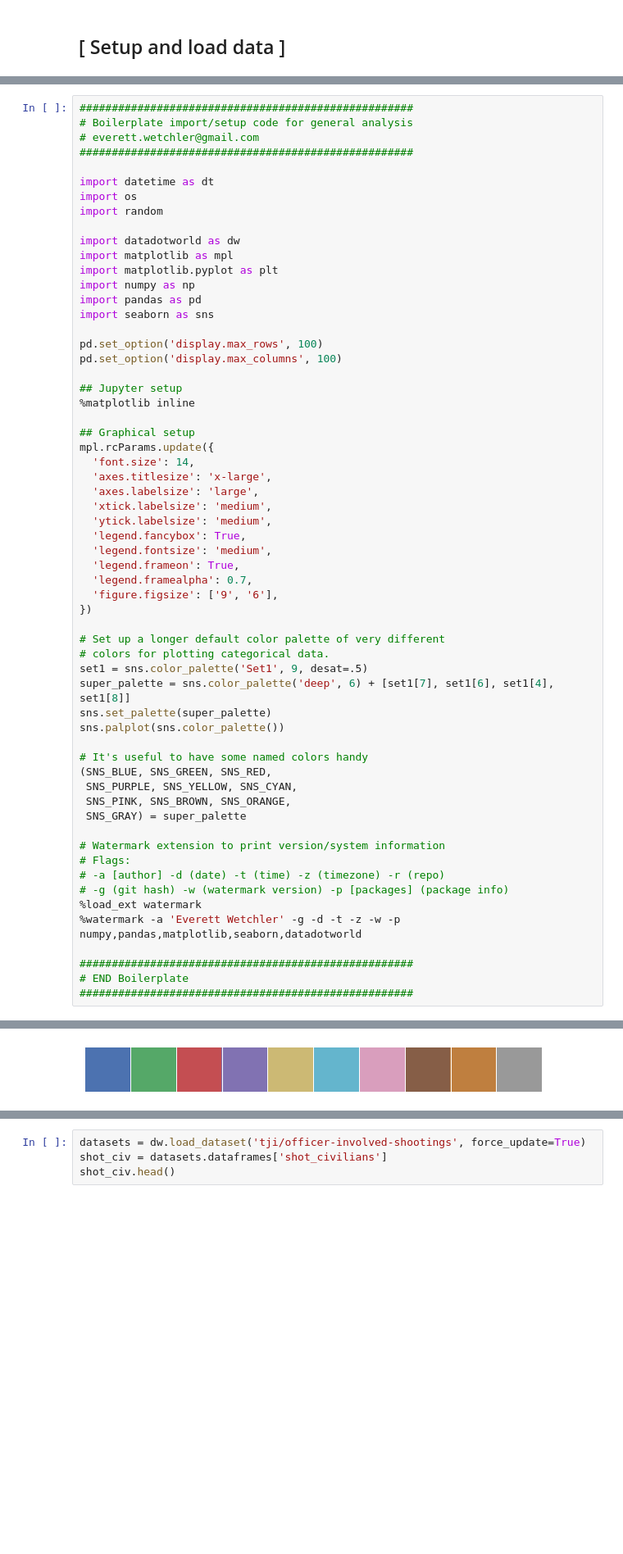
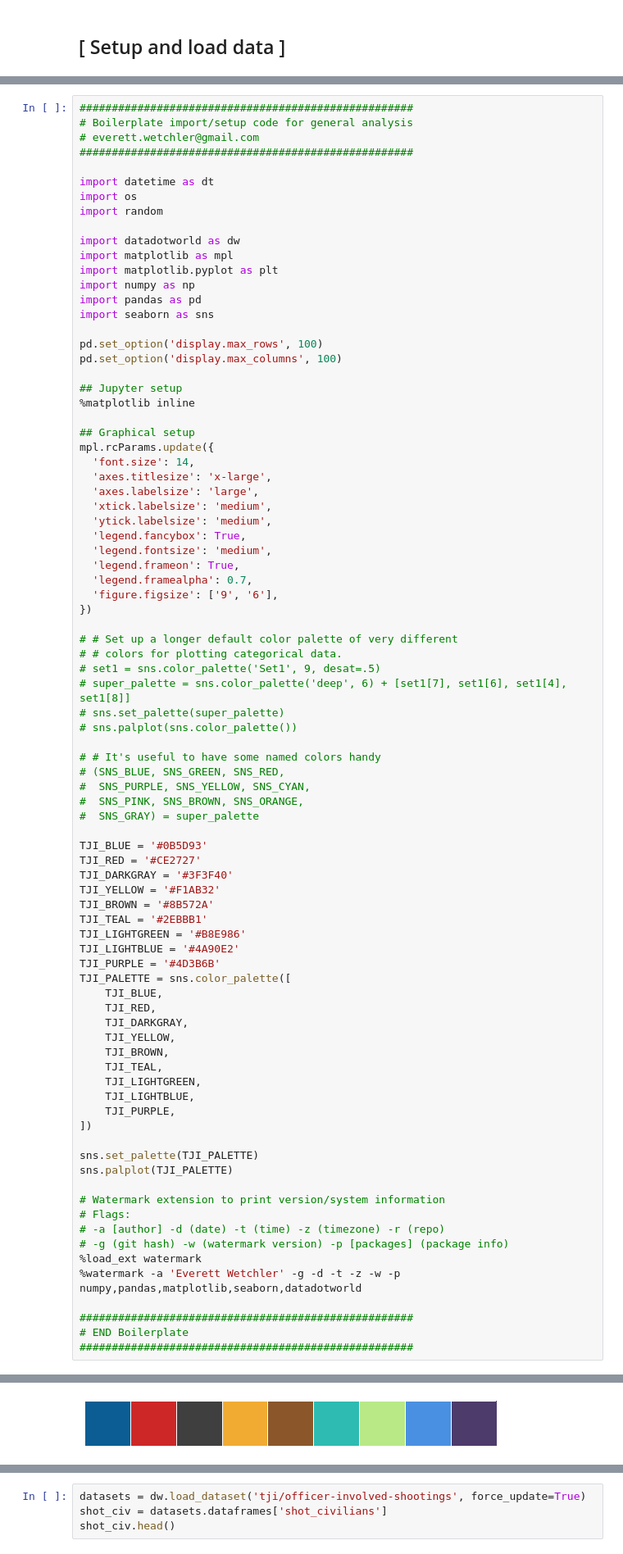
Before and after one commit to texas-justice-initiative/analysis, a Jupyter notebook: analyses/ois_which_officers.ipynb, the cells around one changed output, grey strips where cells are left out. Shown at 82% size. Cells and saved outputs as stored; diff of their text form; blank space fills up the shorter version.

```diff
--- a/analyses/ois_which_officers.ipynb
+++ b/analyses/ois_which_officers.ipynb
@@ -66,18 +69,42 @@ mpl.rcParams.update({
   'figure.figsize': ['9', '6'],
 })
 
-# Set up a longer default color palette of very different
-# colors for plotting categorical data.
-set1 = sns.color_palette('Set1', 9, desat=.5)
-super_palette = sns.color_palette('deep', 6) + [set1[7], set1[6], set1[4], set1[8]]
-sns.set_palette(super_palette)
-sns.palplot(sns.color_palette())
+# # Set up a longer default color palette of very different
+# # colors for plotting categorical data.
+# set1 = sns.color_palette('Set1', 9, desat=.5)
+# super_palette = sns.color_palette('deep', 6) + [set1[7], set1[6], set1[4], set1[8]]
+# sns.set_palette(super_palette)
+# sns.palplot(sns.color_palette())
 
-# It's useful to have some named colors handy
-(SNS_BLUE, SNS_GREEN, SNS_RED,
- SNS_PURPLE, SNS_YELLOW, SNS_CYAN,
- SNS_PINK, SNS_BROWN, SNS_ORANGE,
- SNS_GRAY) = super_palette
+# # It's useful to have some named colors handy
+# (SNS_BLUE, SNS_GREEN, SNS_RED,
+#  SNS_PURPLE, SNS_YELLOW, SNS_CYAN,
+#  SNS_PINK, SNS_BROWN, SNS_ORANGE,
+#  SNS_GRAY) = super_palette
+
+TJI_BLUE = '#0B5D93'
+TJI_RED = '#CE2727'
+TJI_DARKGRAY = '#3F3F40'
+TJI_YELLOW = '#F1AB32'
+TJI_BROWN = '#8B572A'
+TJI_TEAL = '#2EBBB1'
+TJI_LIGHTGREEN = '#B8E986'
+TJI_LIGHTBLUE = '#4A90E2'
+TJI_PURPLE = '#4D3B6B'
+TJI_PALETTE = sns.color_palette([
+    TJI_BLUE,
+    TJI_RED,
+    TJI_DARKGRAY,
+    TJI_YELLOW,
+    TJI_BROWN,
+    TJI_TEAL,
+    TJI_LIGHTGREEN,
+    TJI_LIGHTBLUE,
+    TJI_PURPLE,
+])
+
+sns.set_palette(TJI_PALETTE)
+sns.palplot(TJI_PALETTE)
 
 # Watermark extension to print version/system information
 # Flags:
@@ -101,5 +128,5 @@ Git hash: 20251e6910494b3fa13a9f8e2e3f9bcecef4682f
 watermark 1.5.0
-[figure, old version]
+[figure, new version]
 # %%
 def long_gender_name(g):
     if pd.isnull(g):
```
Also changed, not shown: parts of 23 cells of this notebook, 12 other files.
